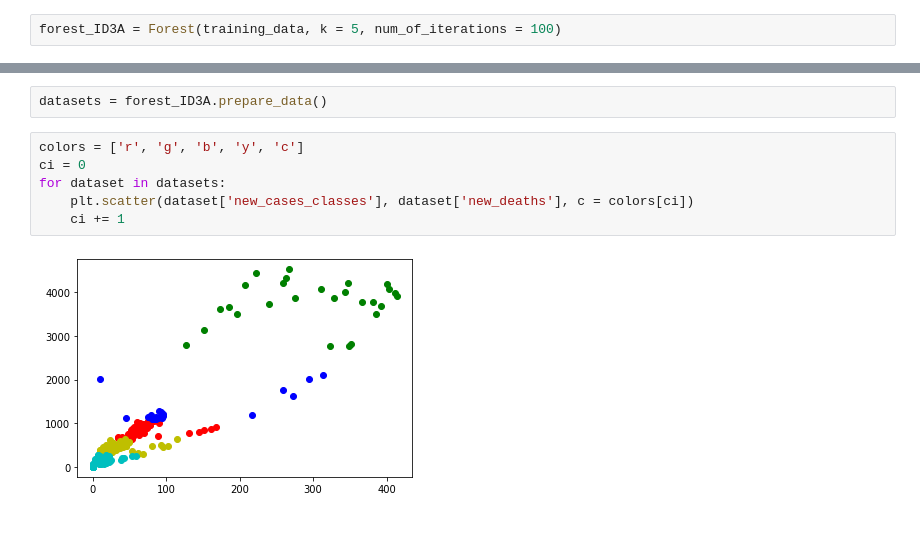
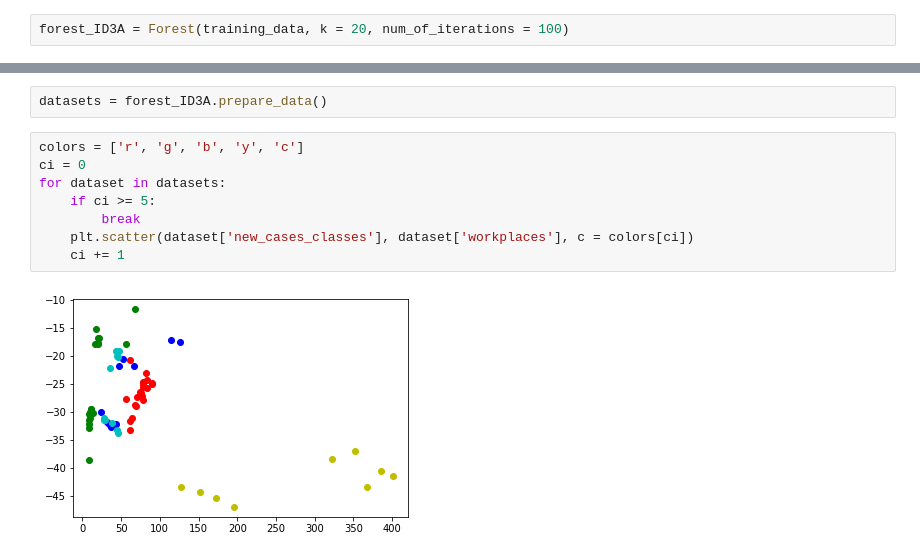
Before and after one commit to Abh1-Shek/ML_code_1, a Jupyter notebook: new_k_means_clustering.ipynb, the cells around one changed output, grey strips where cells are left out. Cells and saved outputs as stored; diff of their text form; blank space fills up the shorter version.

```diff
--- a/new_k_means_clustering.ipynb
+++ b/new_k_means_clustering.ipynb
@@ -433,7 +659,7 @@ testing_data.reset_index(drop=True, inplace=True)
 # %%
 # testing_data.head()
 # %%
-forest_ID3A = Forest(training_data, k = 5, num_of_iterations = 100)
+forest_ID3A = Forest(training_data, k = 20, num_of_iterations = 100)
 # %%
 predictions = forest_ID3A.calculate_accuracy(testing_data)
 # %% [output]
@@ -461,8 +687,10 @@ datasets = forest_ID3A.prepare_data()
 # %%
 colors = ['r', 'g', 'b', 'y', 'c']
 ci = 0
 for dataset in datasets:
-    plt.scatter(dataset['new_cases_classes'], dataset['new_deaths'], c = colors[ci])
+    if ci >= 5:
+        break
+    plt.scatter(dataset['new_cases_classes'], dataset['workplaces'], c = colors[ci])
     ci += 1
 # %% [output]
-[figure, old version]
+[figure, new version]
```
Also changed, not shown: parts of 5 cells of this notebook.
